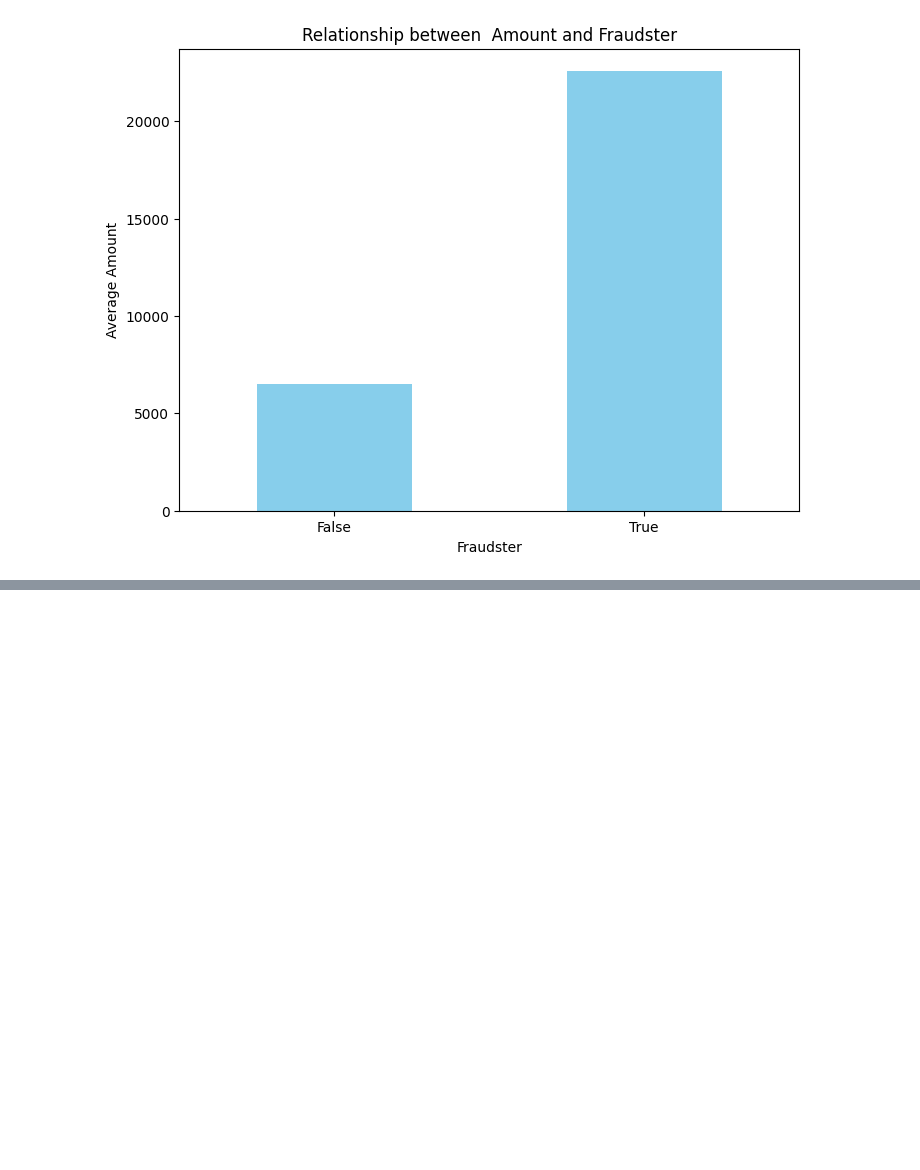
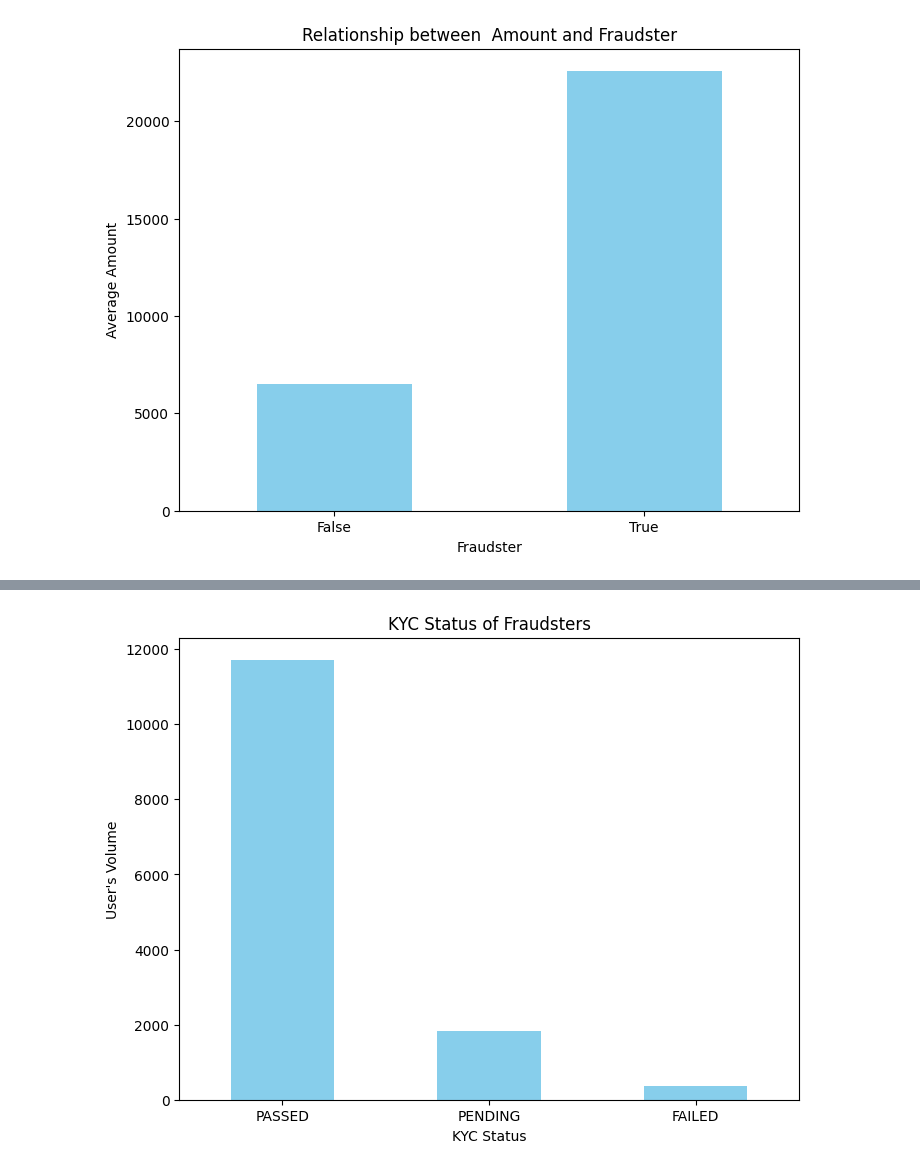
Before and after one commit to nikhilbansal23/Fraudsters-Detection, a Jupyter notebook: Fraudsters_Detection.ipynb, the cells around one changed output, grey strips where cells are left out. Drawn from its saved outputs; the diff is of its cells as text; code cells hidden in the pictures; blank space fills up the shorter version.

```diff
--- a/Fraudsters_Detection.ipynb
+++ b/Fraudsters_Detection.ipynb
@@ -191,0 +204,18 @@ plt.show()
+# %%
+df_fraudster = df[df['is_fraudster'] == True]
+# %%
+import pandas as pd
+import matplotlib.pyplot as plt
+
+grouped = df_fraudster.groupby('kyc')['user_id'].count().nlargest(5)
+
+# Create a bar plot to visualize the relationship
+plt.figure(figsize=(8, 6))
+grouped.plot(kind='bar', color='skyblue')
+plt.xlabel('KYC Status')
+plt.ylabel("User's Volume")
+plt.title('KYC Status of Fraudsters')
+plt.xticks(rotation=0)  # Keep the x-axis labels horizontal
+plt.show()
+# %% [output]
+[figure, added]
```
Also changed, not shown: parts of 15 cells of this notebook.
